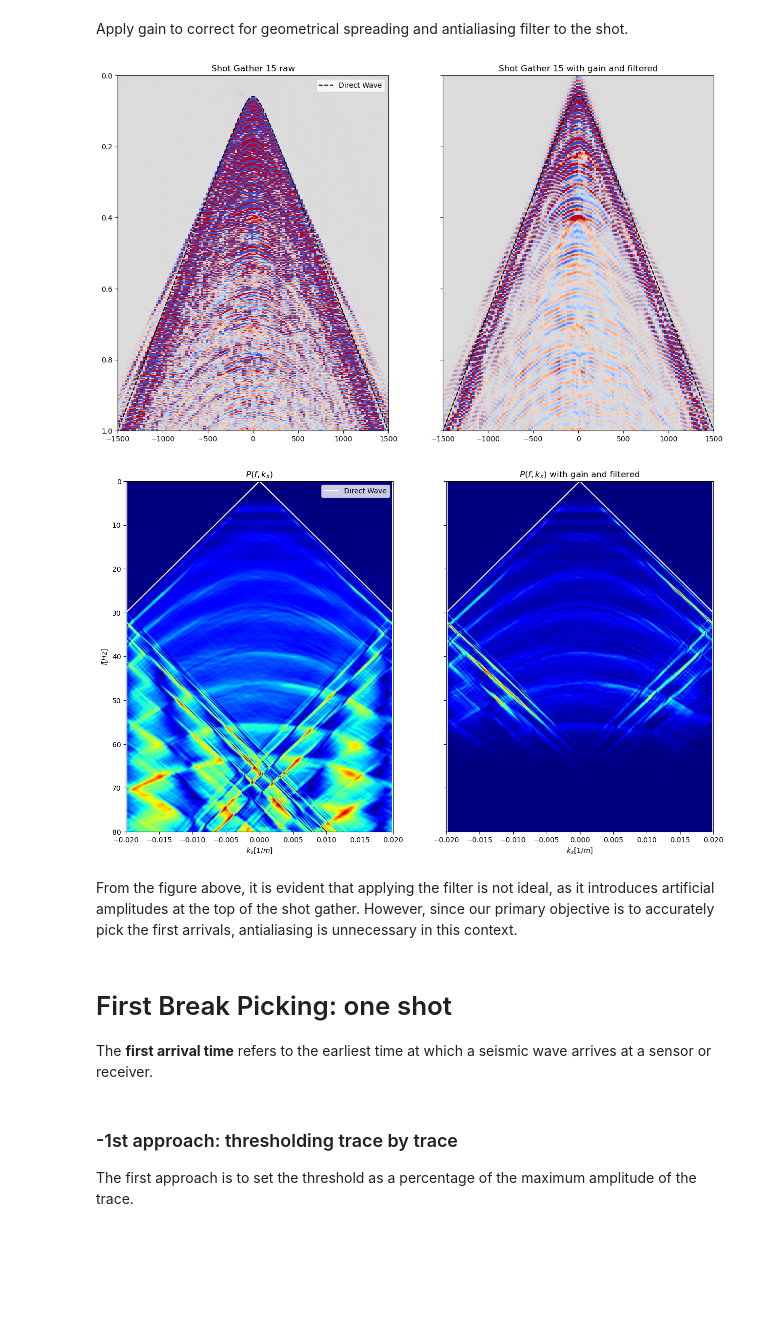
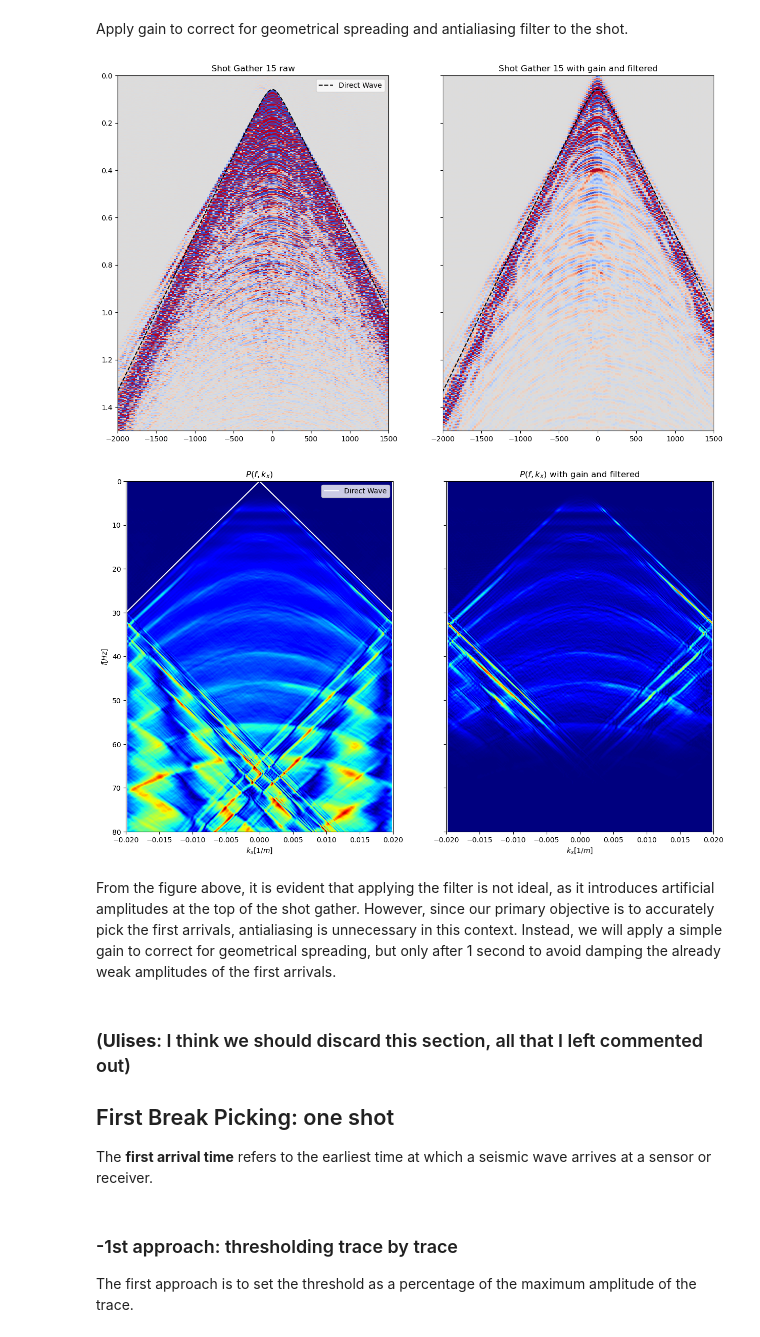
Before and after one commit to Amnah2020/RefrTomo, a Jupyter notebook: notebooks/FirstArrivalPicking_Volvo.ipynb, the cells around one changed output. Saved outputs shown, nothing was run; the diff lists cells and outputs as text; code cells hidden in the pictures; blank space fills up the shorter version.

```diff
--- a/notebooks/FirstArrivalPicking_Volvo.ipynb
+++ b/notebooks/FirstArrivalPicking_Volvo.ipynb
@@ -117,12 +164,12 @@ Local regular axis:
 ### Display one shot gather
 # %%
 # Select middle shot
-ishotc = nSrc // 2
+ishot = nSrc // 2
 # Extract the shot gather from the numpy array
-shot = d[ishotc]
+shot = sg.get_shotgather(ishot)['P']
 
-# Visualize the shot gather
-sg.selectsrcs(ishotc, ishotc+1, plotflag=0)
+# Visualize where the selected shot is located
+sg.selectsrcs(ishot, ishot+1, plotflag=0)
 sg.showgeometry(local=True)
 # %% [output]
 [figure]
@@ -136,14 +183,14 @@ v_dir = 1500
 drec = np.mean(np.abs(np.diff(sg.recx_local)))
 
 # Compute offset for the given shot
-offset = np.sqrt((sg.srcx[ishotc] - sg.recx) ** 2 + (sg.srcy[ishotc] - sg.recy) ** 2)
+offset = np.sqrt((sg.srcx_local[ishot] - sg.recx_local) ** 2 + (sg.srcy_local[ishot] - sg.recy_local) ** 2)
 # Rearrange the offset to start from the source
 offsetreg = np.linspace(-offset[0], offset[-1], nRec)
 
 # Obtain the total distance from source to receivers
-distance = np.sqrt((sg.srcz[ishotc] - sg.recz) ** 2 + \
-                   (sg.srcx[ishotc] - sg.recx) ** 2 + \
-                   (sg.srcy[ishotc] - sg.recy) ** 2)
+distance = np.sqrt((sg.srcz[ishot] - sg.recz) ** 2 + \
+                   (sg.srcx_local[ishot] - sg.recx_local) ** 2 + \
+                   (sg.srcy_local[ishot] - sg.recy_local) ** 2)
 
 # Compute DW traveltimes
 tdir = distance / v_dir
@@ -168,53 +215,53 @@ shot_filt = butter_lowpass_filter(shot_gain, cutoff, 1/sg.dt, order)
 shot_filt_fk = np.fft.fft2(shot_filt, s=(nRec, nT))
 
 # Compute frequency and wavenumber axes
-freq = np.fft.fftfreq(nT, sg.dt)
+freq = np.fft.fftfreq(nT, dt)
 kx = np.fft.fftfreq(nRec, drec)
 
 # Display and compare the original and filtered shot gathers
 vmax = 1e6
 fig, axs = plt.subplots(1, 2, sharex=True, sharey=True, figsize=(15, 9))
 axs[0].imshow(shot.T, cmap='coolwarm', vmin=-vmax, vmax=vmax,
-          extent=(offsetreg[0], offsetreg[-1], sg.t[-1], sg.t[0]), interpolation='none')
-axs[0].set_title(f'Shot Gather {ishotc} raw')
+          extent=(offsetreg[0], offsetreg[-1], t[-1], t[0]), interpolation='none')
+axs[0].set_title(f'Shot Gather {ishot} raw')
 axs[0].axis('tight')
 axs[0].plot(offsetreg, tdir, '--k', label='Direct Wave')  # DW
 axs[0].legend()
 axs[1].imshow(shot_filt.T, cmap='coolwarm', vmin=-vmax, vmax=vmax,
-          extent=(offsetreg[0], offsetreg[-1], sg.t[-1], sg.t[0]), interpolation='none')
-axs[1].set_title(f'Shot Gather {ishotc} with gain and filtered')
+          extent=(offsetreg[0], offsetreg[-1], t[-1], t[0]), interpolation='none')
+axs[1].set_title(f'Shot Gather {ishot} with gain and filtered')
 axs[1].axis('tight')
-axs[1].set_xlim(-1500, 1500)
-axs[1].set_ylim(1, 0);
+axs[1].set_xlim(-2000, 1500)
+axs[1].set_ylim(1.5, 0);
 axs[1].plot(offsetreg, tdir, '--k')  # DW
 
 fig, axs = plt.subplots(1, 2, sharey=True, figsize=(15, 9))
 axs[0].imshow(np.fft.fftshift(np.abs(shot_fk[:, :nT//2-1]), axes=0).T, cmap='jet', interpolation='sinc',
               extent = (-kx[nRec//2-1], kx[nRec//2-1], freq[nT//2-1], freq[0]))
 axs[0].plot(np.abs(freq[0:nT//2])/v_dir, freq[0:nT//2], 'w', label='Direct Wave')   # DW
 axs[0].plot(-np.abs(freq[0:nT//2])/v_dir, freq[0:nT//2], 'w')  # DW
 axs[0].set_title(r'$P(f,k_x)$')
 axs[0].set_ylabel(r'$f [Hz]$')
 axs[0].set_xlabel(r'$k_x [1/m]$')
 axs[0].axis('tight')
 axs[0].set_xlim(-0.02, 0.02)
 axs[0].legend()
 
 axs[1].imshow(np.fft.fftshift(np.abs(shot_filt_fk[:, :nT//2-1]), axes=0).T, cmap='jet', interpolation='sinc',
               extent = (-kx[nRec//2-1], kx[nRec//2-1], freq[nT//2-1], freq[0]))
-axs[1].plot(np.abs(freq[0:nT//2])/v_dir, freq[0:nT//2], 'w')   # DW
-axs[1].plot(-np.abs(freq[0:nT//2])/v_dir, freq[0:nT//2], 'w')  # DW
+# axs[1].plot(np.abs(freq[0:nT//2])/v_dir, freq[0:nT//2], 'w')   # DW
+# axs[1].plot(-np.abs(freq[0:nT//2])/v_dir, freq[0:nT//2], 'w')  # DW
 axs[1].set_title(r'$P(f,k_x)$ with gain and filtered')
 axs[1].set_xlabel(r'$k_x [1/m]$')
 axs[1].axis('tight')
 axs[1].set_xlim(-0.02, 0.02)
 axs[1].set_ylim(80, 0);
 
 plt.show()
 # %% [output]
-[figure, old version]
+[figure, new version]
-[figure, old version]
+[figure, new version]
 # %% [markdown]
-From the figure above, it is evident that applying the filter is not ideal, as it introduces artificial amplitudes at the top of the shot gather. However, since our primary objective is to accurately pick the first arrivals, antialiasing is unnecessary in this context.
+From the figure above, it is evident that applying the filter is not ideal, as it introduces artificial amplitudes at the top of the shot gather. However, since our primary objective is to accurately pick the first arrivals, antialiasing is unnecessary in this context. Instead, we will apply a simple gain to correct for geometrical spreading, but only after 1 second to avoid damping the already weak amplitudes of the first arrivals.
 # %%
 # Identify the index of the time axis where t = 1s
@@ -223,6 +270,8 @@ ind_t = np.where(sg.t == 1)[0][0]
 # Amplify amplitudes beyond 1 second with the tgain function
 shot[:, ind_t:] = (shot[:, ind_t:].T * tgain[ind_t:, np.newaxis]).T
 # %% [markdown]
-# First Break Picking: one shot
+### (**Ulises**: I think we should discard this section, all that I left commented out)
+
+## First Break Picking: one shot
 
 The **first arrival time** refers to the earliest time at which a seismic wave arrives at a sensor or receiver.
```
Also changed, not shown: parts of 27 cells of this notebook.
